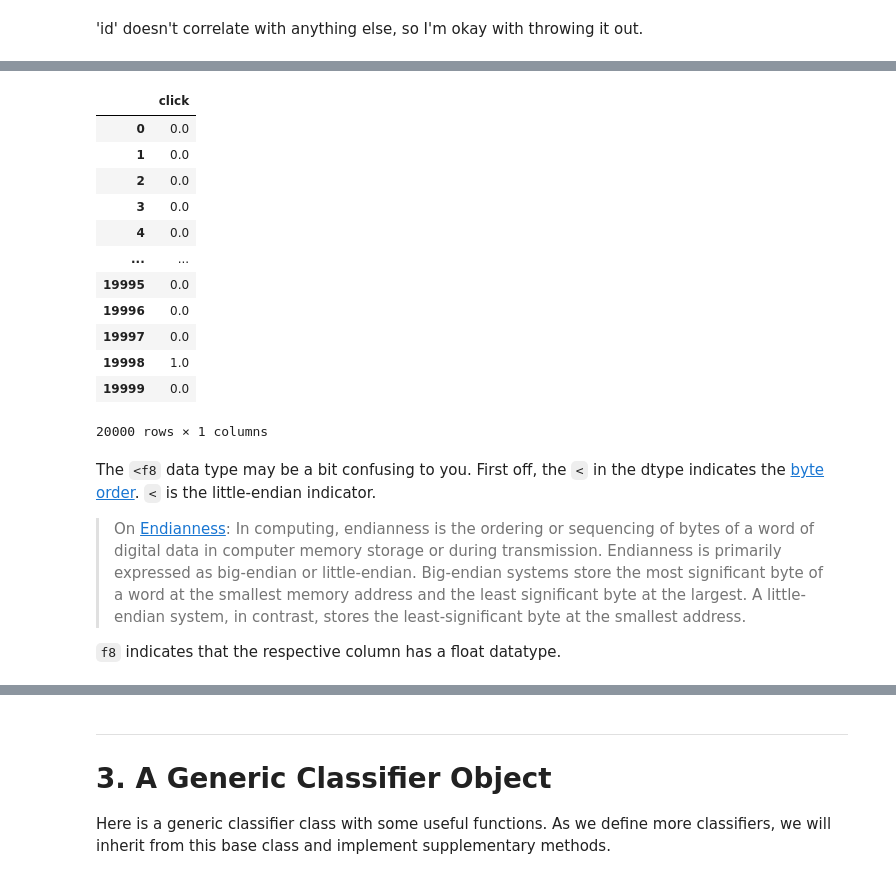
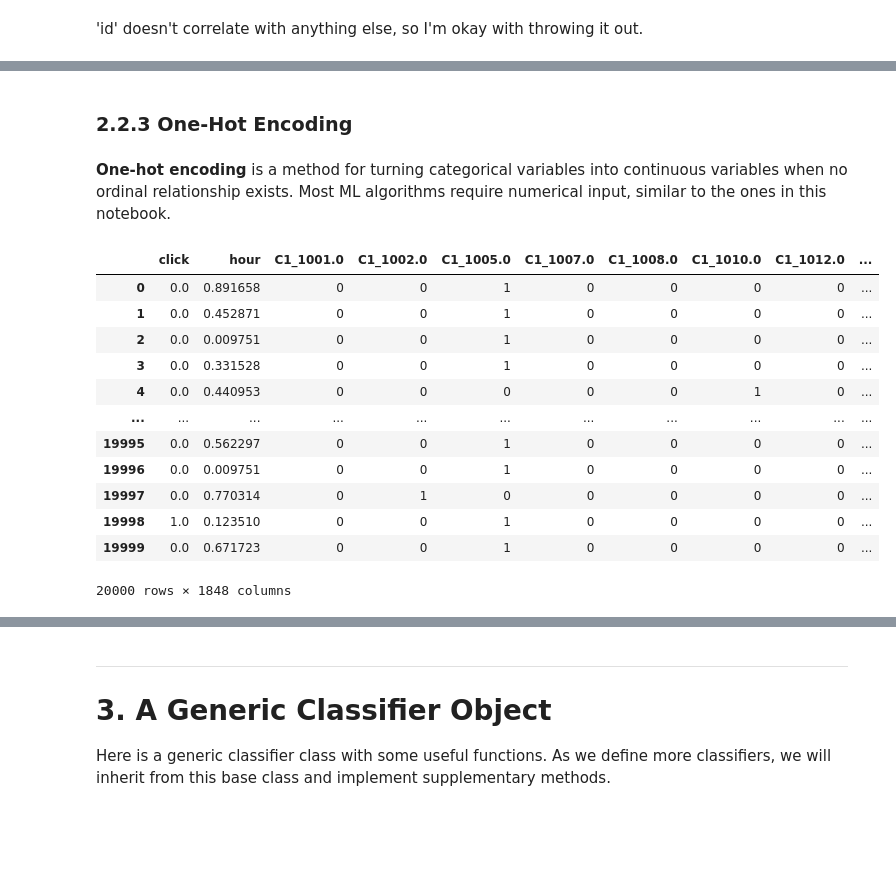
Before and after one commit to Unique-Divine/Click-Through-Rate-Prediction, a Jupyter notebook: CTR Prediction with Stochastic Gradient Descent.ipynb, the cells around one changed output, grey strips where cells are left out. Saved outputs shown, nothing was run; the diff lists cells and outputs as text; code cells hidden in the pictures; blank space fills up the shorter version.

```diff
--- a/CTR Prediction with Stochastic Gradient Descent.ipynb
+++ b/CTR Prediction with Stochastic Gradient Descent.ipynb
@@ -204,0 +243,6 @@ sns.heatmap(corr, annot=True, cmap='Blues')
+# %%
+dt = data_transform(data)
+dt.target_names = ['click']
+dt.feat_names = dt.get_feature_names()
+dt.num_features = ['hour']
+dt.cat_features = dt.get_cat_features()
@@ -323,20 +337,21 @@ cat_features
+# %% [markdown]
+### 2.2.3 One-Hot Encoding
+# %% [markdown]
+**One-hot encoding** is a method for turning categorical variables into continuous variables when no ordinal relationship exists. Most ML algorithms require numerical input, similar to the ones in this notebook.
 # %%
-X = one_hot_encode(X, cat_features)
+X = dt.one_hot_encode()
+X
+# %% [output]
+|  | click | hour | C1_1001.0 | C1_1002.0 | C1_1005.0 | C1_1007.0 | C1_1008.0 | C1_1010.0 | C1_1012.0 | ... |
+| 0 | 0.0 | 0.891658 | 0 | 0 | 1 | 0 | 0 | 0 | 0 | ... |
+| 1 | 0.0 | 0.452871 | 0 | 0 | 1 | 0 | 0 | 0 | 0 | ... |
+| 2 | 0.0 | 0.009751 | 0 | 0 | 1 | 0 | 0 | 0 | 0 | ... |
+| 3 | 0.0 | 0.331528 | 0 | 0 | 1 | 0 | 0 | 0 | 0 | ... |
+| 4 | 0.0 | 0.440953 | 0 | 0 | 0 | 0 | 0 | 1 | 0 | ... |
+| ... | ... | ... | ... | ... | ... | ... | ... | ... | ... | ... |
+| 19995 | 0.0 | 0.562297 | 0 | 0 | 1 | 0 | 0 | 0 | 0 | ... |
+| 19996 | 0.0 | 0.009751 | 0 | 0 | 1 | 0 | 0 | 0 | 0 | ... |
+| 19997 | 0.0 | 0.770314 | 0 | 1 | 0 | 0 | 0 | 0 | 0 | ... |
+| 19998 | 1.0 | 0.123510 | 0 | 0 | 1 | 0 | 0 | 0 | 0 | ... |
+| 19999 | 0.0 | 0.671723 | 0 | 0 | 1 | 0 | 0 | 0 | 0 | ... |
+20000 rows × 1848 columns
-# %%
-# Currently, the Y's in the Criteo data are in {0, 1}.
-# Convert all 0's to -1's instead.
-Y
-# %% [output]
-|  | click |
-| 0 | 0.0 |
-| 1 | 0.0 |
-| 2 | 0.0 |
-| 3 | 0.0 |
-| 4 | 0.0 |
-| ... | ... |
-| 19995 | 0.0 |
-| 19996 | 0.0 |
-| 19997 | 0.0 |
-| 19998 | 1.0 |
-| 19999 | 0.0 |
-20000 rows × 1 columns
@@ -355,5 +357,0 @@ y.value_counts()
-# %% [markdown]
-The `<f8` data type may be a bit confusing to you. First off, the `<` in the dtype indicates the [byte order](https://numpy.org/doc/stable/reference/generated/numpy.dtype.byteorder.html). `<` is the little-endian indicator.
-> On [Endianness](https://en.wikipedia.org/wiki/Endianness): In computing, endianness is the ordering or sequencing of bytes of a word of digital data in computer memory storage or during transmission. Endianness is primarily expressed as big-endian or little-endian. Big-endian systems store the most significant byte of a word at the smallest memory address and the least significant byte at the largest. A little-endian system, in contrast, stores the least-significant byte at the smallest address.
-
-`f8` indicates that the respective column has a float datatype.
```
Also changed, not shown: parts of 32 cells of this notebook, 1 other file.
